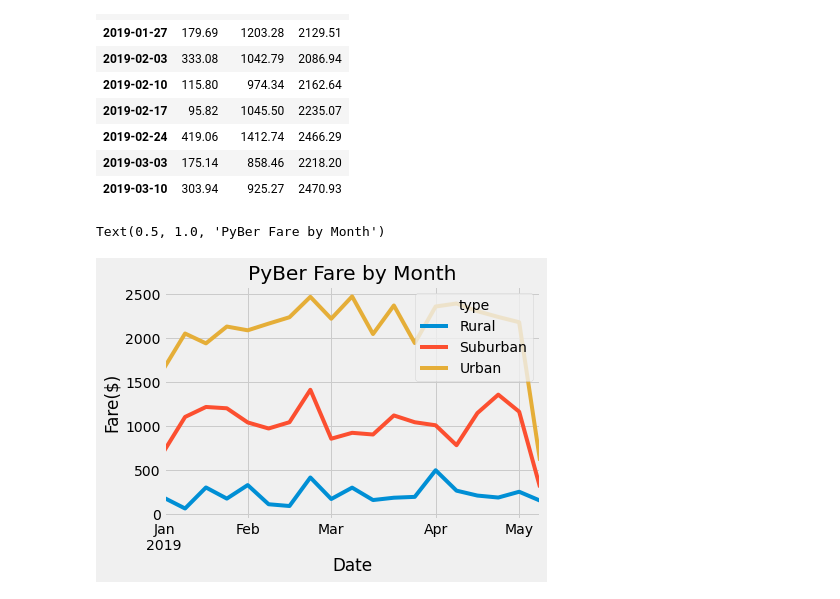
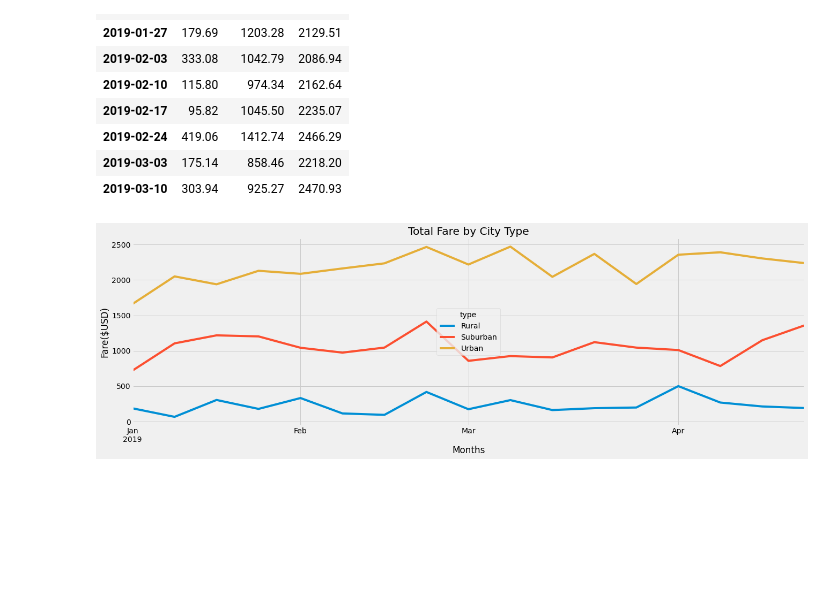
Before and after one commit to charlotterotner/PyBer_Analysis, a Jupyter notebook: PyBer_Challenge.ipynb, the cells around one changed output. Saved outputs shown, nothing was run; the diff lists cells and outputs as text; code cells hidden in the pictures; blank space fills up the shorter version.

```diff
--- a/PyBer_Challenge.ipynb
+++ b/PyBer_Challenge.ipynb
@@ -187,7 +187,6 @@ fares_by_date_pivot.tail(10)
 | 2019-05-08 13:10:18 | NaN | NaN | 18.04 |
 # %%
 # 5. Create a new DataFrame from the pivot table DataFrame using loc on the given dates, '2019-01-01':'2019-04-29'.
-fares_by_date_Jan_Apr = fares_by_date_pivot.loc[(fares_by_date_pivot["date"] >= "2019-01-01") &
-                                                (fares_by_date_pivot["date"] <= "2019-04-29") ]
+fares_by_date_Jan_Apr = fares_by_date_pivot.loc['2019-01-01':'2019-04-28']
 fares_by_date_Jan_Apr
 # %% [output]
@@ -197,8 +209,8 @@ KeyError: 'date'
 # df.index = pd.to_datetime(df.index)
 
 
-fares_by_date_pivot.index = pd.to_datetime(fares_by_date_pivot.index)
-fares_by_date_pivot
+fares_by_date_Jan_Apr.index = pd.to_datetime(fares_by_date_Jan_Apr.index)
+fares_by_date_Jan_Apr
 # %% [output]
 | type | Rural | Suburban | Urban |
 | date |  |  |  |
@@ -231,7 +243,7 @@ memory usage: 74.2 KB
 # %%
 # 8. Create a new DataFrame using the "resample()" function by week 'W' and get the sum of the fares for each week.
-fares_by_date_week = fares_by_date_pivot.resample("W").sum()
-fares_by_date_week.head(10)
+fares_by_date_Jan_Apr = fares_by_date_Jan_Apr.resample("W").sum()
+fares_by_date_Jan_Apr.head(10)
 # %% [output]
 | type | Rural | Suburban | Urban |
 | date |  |  |  |
@@ -247,17 +259,17 @@ fares_by_date_week.head(10)
 | 2019-03-10 | 303.94 | 925.27 | 2470.93 |
 # %%
 # 8. Using the object-oriented interface method, plot the resample DataFrame using the df.plot() function.
-x_axis = "date"
-y_axis = "fare"
 
-fares_by_date_week.plot()
+fares_by_date_Jan_Apr.plot(figsize=(20, 6))
 # Import the style from Matplotlib.
 from matplotlib import style
 # Use the graph style fivethirtyeight.
 style.use('fivethirtyeight')
-plt.xlabel("Date")
-plt.ylabel("Fare($)")
-plt.title("PyBer Fare by Month")
+plt.xlabel("Months")
+plt.ylabel("Fare($USD)")
+plt.title("Total Fare by City Type")
+
+
+plt.savefig("Resources/Total Fare by City Type.png")
 # %% [output]
-Text(0.5, 1.0, 'PyBer Fare by Month')
-[figure, old version]
+[figure, new version]
```
Also changed, not shown: parts of 3 cells of this notebook, 6 other files.
